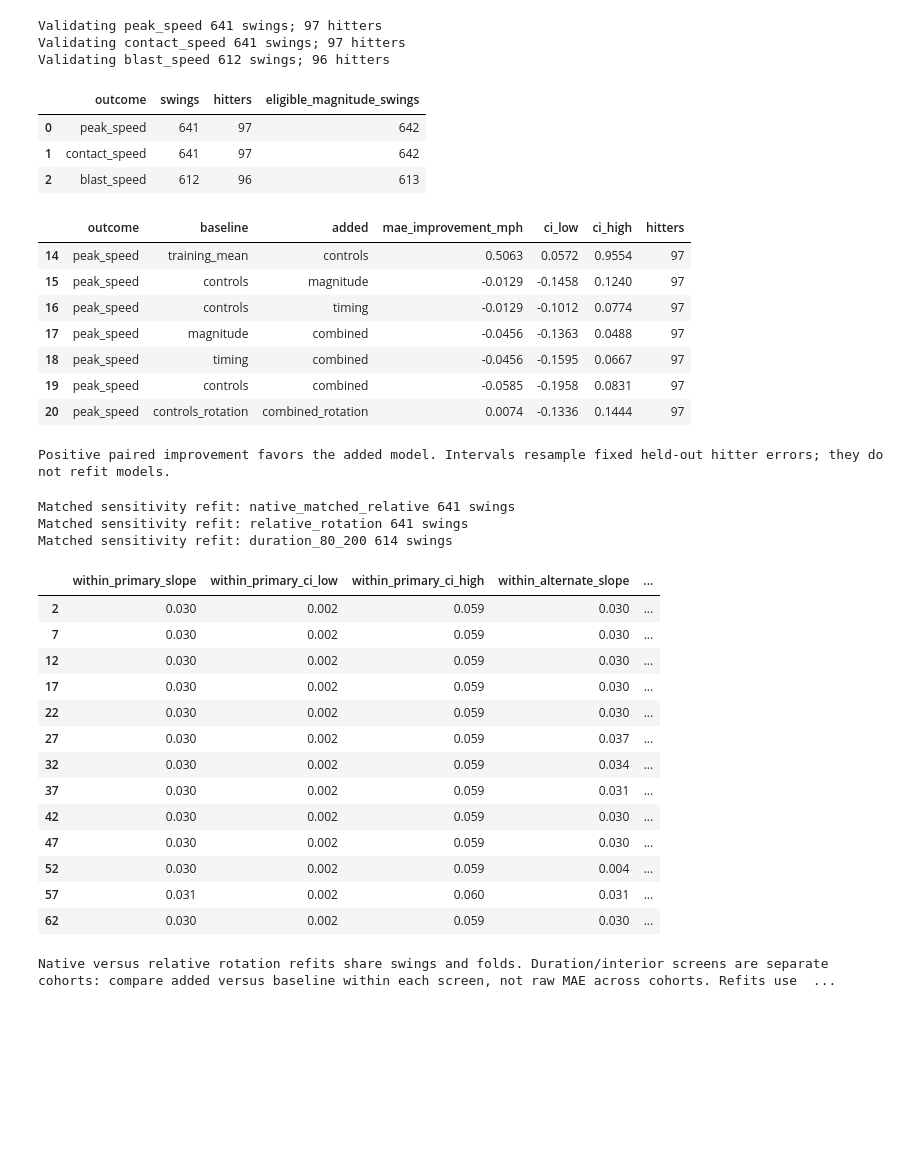
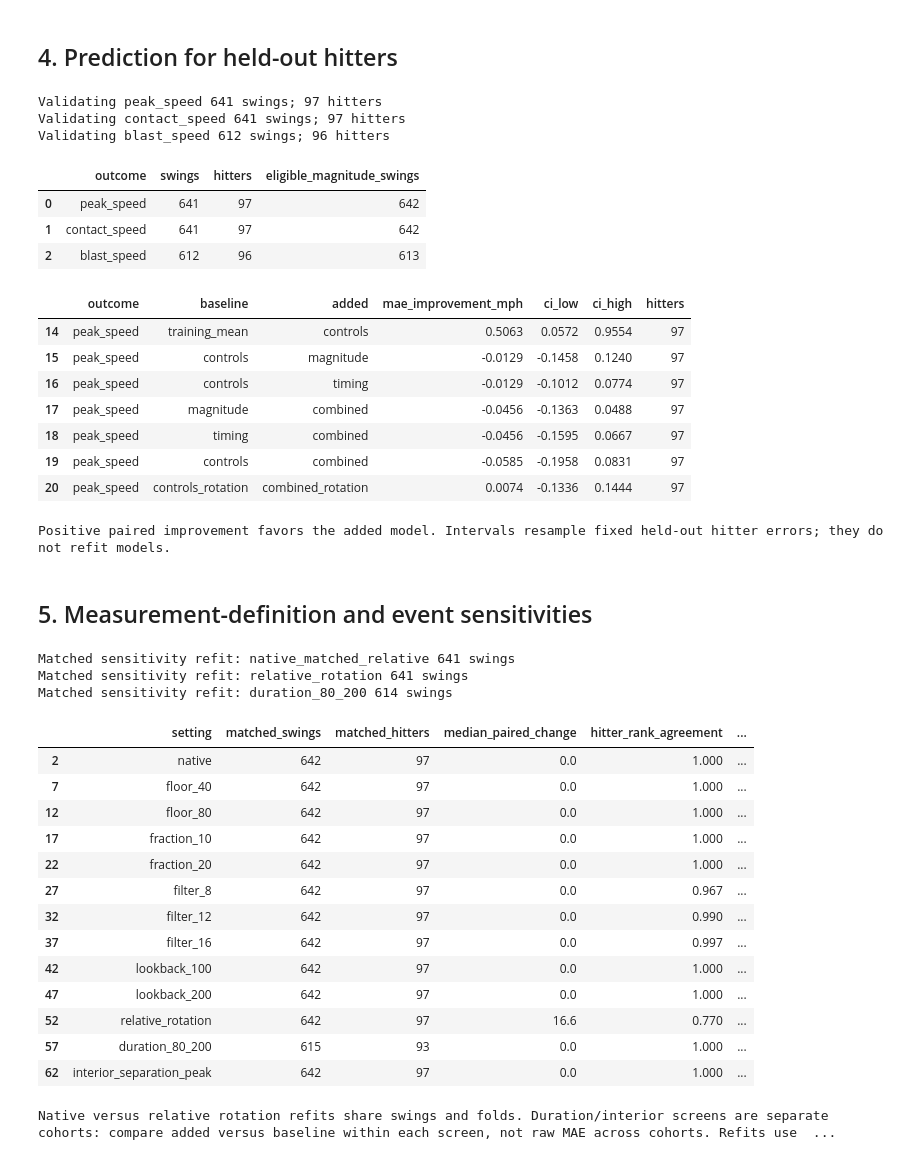
Before and after one commit to bdrisc/baseball-biomechanics-analysis, a Jupyter notebook: notebooks/hitting/20_separation_bat_speed.ipynb, the cells around one changed output. Cells and saved outputs as stored; diff of their text form; code cells hidden in the pictures; blank space fills up the shorter version.

Commit message:
Finalize separation and bat speed study with executed robustness audits and consolidated findings

```diff
--- a/notebooks/hitting/20_separation_bat_speed.ipynb
+++ b/notebooks/hitting/20_separation_bat_speed.ipynb
@@ -358,6 +370,7 @@ Prediction models retain bat weight. Within-session slopes adjust duration, with
 Between and within rows use separate feature-complete cohorts. Units are degrees or milliseconds, not standardized effects.
 Within-session inference has a limited rep count; no individual coaching response is estimated.
 # %%
+display(HTML('<h2>4. Prediction for held-out hitters</h2>'))
 def folds(users,n,seed):
     unique = np.unique(np.asarray(users))
     if len(unique)<n:
@@ -440,6 +453,7 @@ display(pd.DataFrame(cohorts))
 display(comparisons[comparisons.outcome=='peak_speed'].round(4))
 print('Positive paired improvement favors the added model. Intervals resample fixed held-out hitter errors; they do not refit models.')
 # %% [output]
+4. Prediction for held-out hitters
 Validating peak_speed 641 swings; 97 hitters
 Validating contact_speed 641 swings; 97 hitters
 Validating blast_speed 612 swings; 96 hitters
@@ -457,6 +471,7 @@ Validating blast_speed 612 swings; 96 hitters
 | 20 | peak_speed | controls_rotation | combined_rotation | 0.0074 | -0.1336 | 0.1444 | 97 |
 Positive paired improvement favors the added model. Intervals resample fixed held-out hitter errors; they do not refit models.
 # %%
+display(HTML('<h2>5. Measurement-definition and event sensitivities</h2>'))
 settings = {'native':{},'floor_40':{'floor':40.},'floor_80':{'floor':80.},'fraction_10':{'fraction':.10},'fraction_20':{'fraction':.20},
             'filter_8':{'cutoff':8.},'filter_12':{'cutoff':12.},'filter_16':{'cutoff':16.},
             'lookback_100':{'lookback':.100},'lookback_200':{'lookback':.200},'relative_rotation':{'definition':'relative'}}
@@ -506,46 +521,47 @@ relative_ids = set(sensitivity_tables['relative_rotation'].dropna(subset=complet
 matched_ids = primary_ids & relative_ids
 refit_scenarios = {'native_matched_relative': measurements.query('session_swing in @matched_ids').copy(),
                    'relative_rotation': sensitivity_tables['relative_rotation'].query('session_swing in @matched_ids').copy(),
                    'duration_80_200': sensitivity_tables['duration_80_200'].dropna(subset=complete).copy()}
 interior = sensitivity_tables['interior_separation_peak'].dropna(subset=complete).copy()
 if set(interior.session_swing)!=primary_ids:
     refit_scenarios['interior_separation_peak'] = interior
 refit_predictions,refit_comparisons = [],[]
 for label,d in refit_scenarios.items():
     if d.user.nunique()<15:
         continue
     print('Matched sensitivity refit:',label,len(d),'swings',flush=True)
     p,t,f = validate(d,TARGETS['peak_speed'],'peak_speed',seeds=(SEEDS[0],),label=label)
     p['absolute_error'] = abs(p.observed-p.predicted)
     refit_predictions.append(p)
     t.to_csv(OUT/('sensitivity_tuning_'+label+'.csv'),index=False)
     f.to_csv(OUT/('sensitivity_folds_'+label+'.csv'),index=False)
     w = p.groupby(['user','model']).absolute_error.mean().unstack()
     for baseline,added in [('controls','combined'),('magnitude','combined'),('controls_rotation','combined_rotation')]:
         diff = w[baseline]-w[added]
         lo,hi = cluster_interval(diff)
         refit_comparisons.append({'setting':label,'baseline':baseline,'added':added,'mae_improvement_mph':diff.mean(),'ci_low':lo,'ci_high':hi,'swings':len(d),'hitters':len(w)})
 if refit_predictions:
     pd.concat(refit_predictions,ignore_index=True).to_csv(OUT/'matched_sensitivity_predictions.csv',index=False)
 pd.DataFrame(refit_comparisons).to_csv(OUT/'matched_sensitivity_models.csv',index=False)
-display(sensitivity[sensitivity.feature=='peak_separation_ms_before_contact'].round(3))
+display(sensitivity[sensitivity.feature=='peak_separation_ms_before_contact'][['setting','matched_swings','matched_hitters','median_paired_change','hitter_rank_agreement','within_alternate_slope','within_alternate_ci_low','within_alternate_ci_high']].round(3))
 print('Native versus relative rotation refits share swings and folds. Duration/interior screens are separate cohorts: compare added versus baseline within each screen, not raw MAE across cohorts. Refits use one CV repeat.')
 # %% [output]
+5. Measurement-definition and event sensitivities
 Matched sensitivity refit: native_matched_relative 641 swings
 Matched sensitivity refit: relative_rotation 641 swings
 Matched sensitivity refit: duration_80_200 614 swings
-|  | within_primary_slope | within_primary_ci_low | within_primary_ci_high | within_alternate_slope | ... |
-| 2 | 0.030 | 0.002 | 0.059 | 0.030 | ... |
-| 7 | 0.030 | 0.002 | 0.059 | 0.030 | ... |
-| 12 | 0.030 | 0.002 | 0.059 | 0.030 | ... |
-| 17 | 0.030 | 0.002 | 0.059 | 0.030 | ... |
-| 22 | 0.030 | 0.002 | 0.059 | 0.030 | ... |
-| 27 | 0.030 | 0.002 | 0.059 | 0.037 | ... |
-| 32 | 0.030 | 0.002 | 0.059 | 0.034 | ... |
-| 37 | 0.030 | 0.002 | 0.059 | 0.031 | ... |
-| 42 | 0.030 | 0.002 | 0.059 | 0.030 | ... |
-| 47 | 0.030 | 0.002 | 0.059 | 0.030 | ... |
-| 52 | 0.030 | 0.002 | 0.059 | 0.004 | ... |
-| 57 | 0.031 | 0.002 | 0.060 | 0.031 | ... |
-| 62 | 0.030 | 0.002 | 0.059 | 0.030 | ... |
+|  | setting | matched_swings | matched_hitters | median_paired_change | hitter_rank_agreement | ... |
+| 2 | native | 642 | 97 | 0.0 | 1.000 | ... |
+| 7 | floor_40 | 642 | 97 | 0.0 | 1.000 | ... |
+| 12 | floor_80 | 642 | 97 | 0.0 | 1.000 | ... |
+| 17 | fraction_10 | 642 | 97 | 0.0 | 1.000 | ... |
+| 22 | fraction_20 | 642 | 97 | 0.0 | 1.000 | ... |
+| 27 | filter_8 | 642 | 97 | 0.0 | 0.967 | ... |
+| 32 | filter_12 | 642 | 97 | 0.0 | 0.990 | ... |
+| 37 | filter_16 | 642 | 97 | 0.0 | 0.997 | ... |
+| 42 | lookback_100 | 642 | 97 | 0.0 | 1.000 | ... |
+| 47 | lookback_200 | 642 | 97 | 0.0 | 1.000 | ... |
+| 52 | relative_rotation | 642 | 97 | 16.6 | 0.770 | ... |
+| 57 | duration_80_200 | 615 | 93 | 0.0 | 1.000 | ... |
+| 62 | interior_separation_peak | 642 | 97 | 0.0 | 1.000 | ... |
 Native versus relative rotation refits share swings and folds. Duration/interior screens are separate cohorts: compare added versus baseline within each screen, not raw MAE across cohorts. Refits use  ...
```
Also changed, not shown: parts of 7 cells of this notebook, 3 other files.
